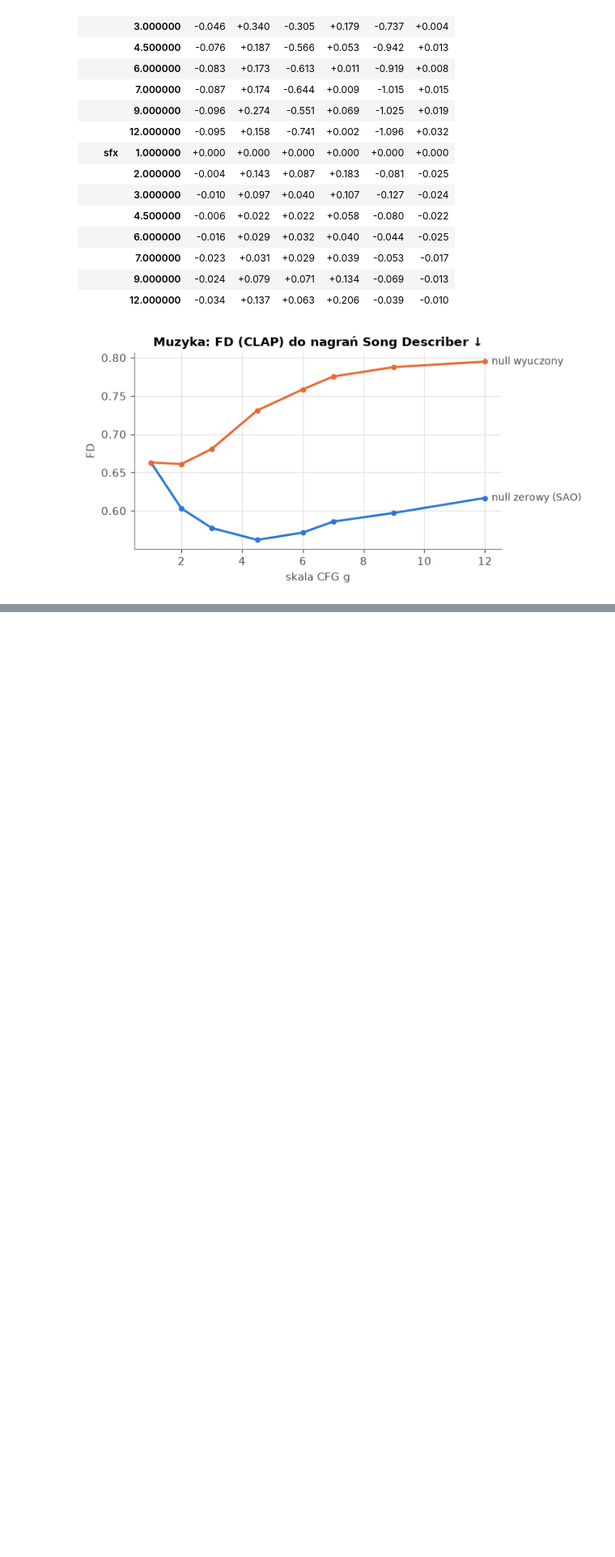
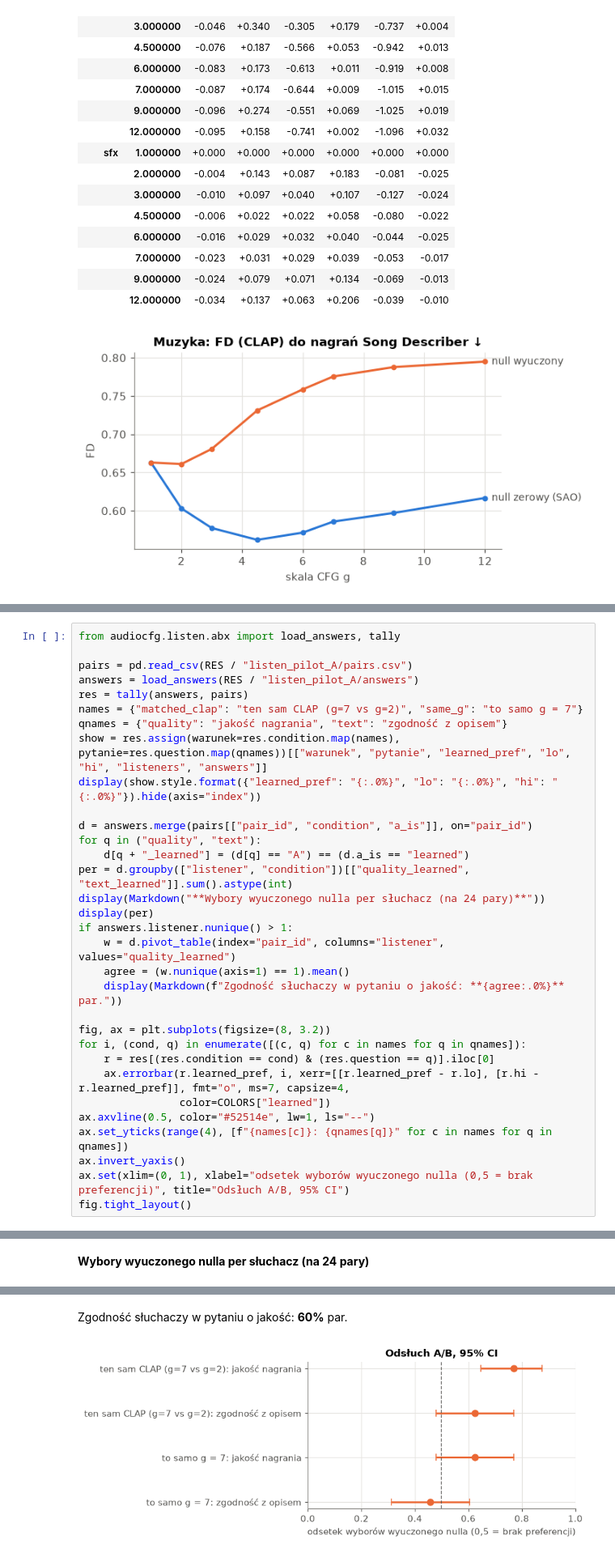
Before and after one commit to Nexonus/AudioCFG_WIMU_06_2026, a Jupyter notebook: notebooks/prototyp_audiocfg.ipynb, the cells around one changed output, grey strips where cells are left out. Shown at 81% size. Saved outputs shown, nothing was run; the diff lists cells and outputs as text; blank space fills up the shorter version.

```diff
--- a/notebooks/prototyp_audiocfg.ipynb
+++ b/notebooks/prototyp_audiocfg.ipynb
@@ -400,0 +518,33 @@ if fd_path.exists():
+# %%
+from audiocfg.listen.abx import load_answers, tally
+
+pairs = pd.read_csv(RES / "listen_pilot_A/pairs.csv")
+answers = load_answers(RES / "listen_pilot_A/answers")
+res = tally(answers, pairs)
+names = {"matched_clap": "ten sam CLAP (g=7 vs g=2)", "same_g": "to samo g = 7"}
+qnames = {"quality": "jakość nagrania", "text": "zgodność z opisem"}
+show = res.assign(warunek=res.condition.map(names), pytanie=res.question.map(qnames))[["warunek", "pytanie", "learned_pref", "lo", "hi", "listeners", "answers"]]
+display(show.style.format({"learned_pref": "{:.0%}", "lo": "{:.0%}", "hi": "{:.0%}"}).hide(axis="index"))
+
+d = answers.merge(pairs[["pair_id", "condition", "a_is"]], on="pair_id")
+for q in ("quality", "text"):
+    d[q + "_learned"] = (d[q] == "A") == (d.a_is == "learned")
+per = d.groupby(["listener", "condition"])[["quality_learned", "text_learned"]].sum().astype(int)
+display(Markdown("**Wybory wyuczonego nulla per słuchacz (na 24 pary)**"))
+display(per)
+if answers.listener.nunique() > 1:
+    w = d.pivot_table(index="pair_id", columns="listener", values="quality_learned")
+    agree = (w.nunique(axis=1) == 1).mean()
+    display(Markdown(f"Zgodność słuchaczy w pytaniu o jakość: **{agree:.0%}** par."))
+
+fig, ax = plt.subplots(figsize=(8, 3.2))
+for i, (cond, q) in enumerate([(c, q) for c in names for q in qnames]):
+    r = res[(res.condition == cond) & (res.question == q)].iloc[0]
+    ax.errorbar(r.learned_pref, i, xerr=[[r.learned_pref - r.lo], [r.hi - r.learned_pref]], fmt="o", ms=7, capsize=4,
+                color=COLORS["learned"])
+ax.axvline(0.5, color="#52514e", lw=1, ls="--")
+ax.set_yticks(range(4), [f"{names[c]}: {qnames[q]}" for c in names for q in qnames])
+ax.invert_yaxis()
+ax.set(xlim=(0, 1), xlabel="odsetek wyborów wyuczonego nulla (0,5 = brak preferencji)", title="Odsłuch A/B, 95% CI")
+fig.tight_layout()
+# %% [output]
@@ -400,0 +556 @@ if fd_path.exists():
+**Wybory wyuczonego nulla per słuchacz (na 24 pary)**
@@ -400,0 +563,2 @@ if fd_path.exists():
+Zgodność słuchaczy w pytaniu o jakość: **60%** par.
+[figure, added]
```
Also changed, not shown: parts of 12 cells of this notebook, 17 other files.
